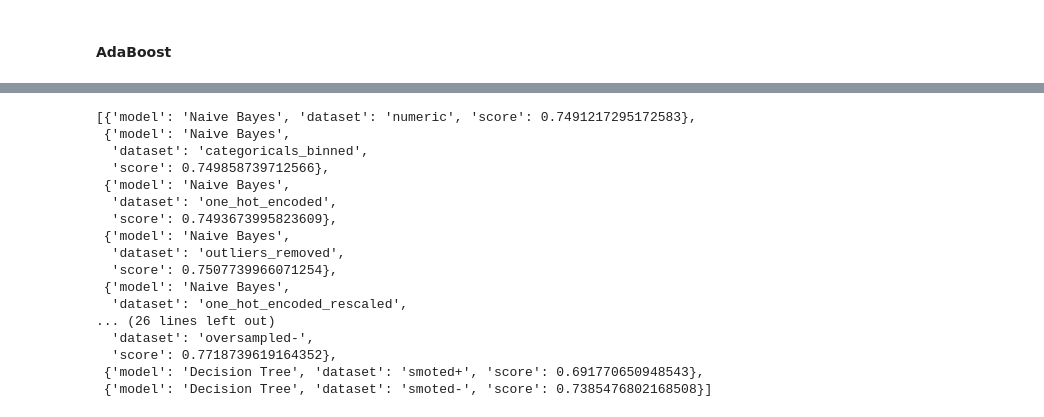
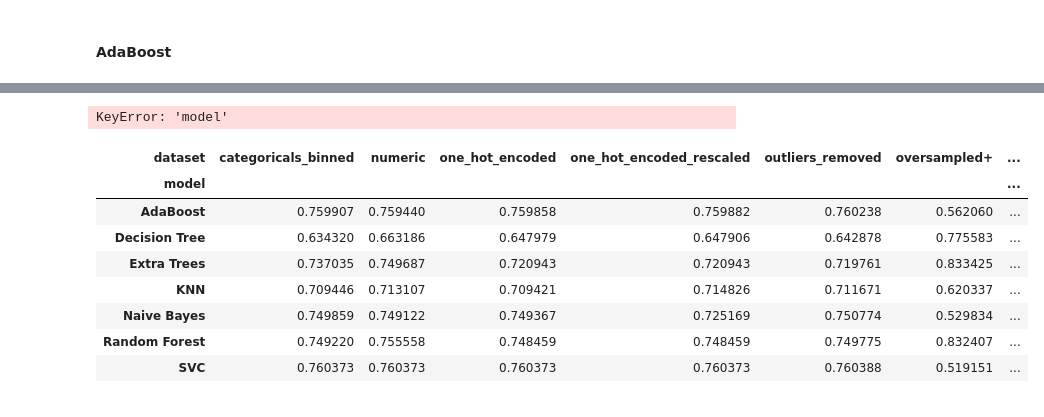
Before and after one commit to o-guilherme/IFSP-Proj-Sem2, a Jupyter notebook: Models Training.ipynb, the cells around one changed output, grey strips where cells are left out. Cells and saved outputs as stored; diff of their text form; code cells hidden in the pictures.

```diff
--- a/Models Training.ipynb
+++ b/Models Training.ipynb
@@ -189,25 +261,21 @@ for key in test_sets:
-# %%
-first_results
-# %% [output]
-[{'model': 'Naive Bayes', 'dataset': 'numeric', 'score': 0.7491217295172583},
- {'model': 'Naive Bayes',
-  'dataset': 'categoricals_binned',
-  'score': 0.749858739712566},
- {'model': 'Naive Bayes',
-  'dataset': 'one_hot_encoded',
-  'score': 0.7493673995823609},
- {'model': 'Naive Bayes',
-  'dataset': 'outliers_removed',
-  'score': 0.7507739966071254},
- {'model': 'Naive Bayes',
-  'dataset': 'one_hot_encoded_rescaled',
-... (26 lines left out)
-  'dataset': 'oversampled-',
-  'score': 0.7718739619164352},
- {'model': 'Decision Tree', 'dataset': 'smoted+', 'score': 0.691770650948543},
- {'model': 'Decision Tree', 'dataset': 'smoted-', 'score': 0.7385476802168508}]
+# %%
+first_results.drop_duplicates(inplace = True)
 # %%
 #Converting to pandas dataframe
 first_results = pd.DataFrame(first_results)
 first_results = first_results.pivot(index='model', columns = 'dataset', values = 'score')
-first_results.style.background_gradient(cmap='PuBu_r', low=0, high=1, axis=0)
+first_results.style.background_gradient(cmap='PuBu', low=0, high=1, axis=0)
+# %% [output]
+KeyError: 'model'
+# %%
+first_results.style.background_gradient(cmap='PuBu', low=0, high=1, axis=0)
+# %% [output]
+| dataset | categoricals_binned | numeric | one_hot_encoded | one_hot_encoded_rescaled | outliers_removed | oversampled+ | ... |
+| model |  |  |  |  |  |  | ... |
+| AdaBoost | 0.759907 | 0.759440 | 0.759858 | 0.759882 | 0.760238 | 0.562060 | ... |
+| Decision Tree | 0.634320 | 0.663186 | 0.647979 | 0.647906 | 0.642878 | 0.775583 | ... |
+| Extra Trees | 0.737035 | 0.749687 | 0.720943 | 0.720943 | 0.719761 | 0.833425 | ... |
+| KNN | 0.709446 | 0.713107 | 0.709421 | 0.714826 | 0.711671 | 0.620337 | ... |
+| Naive Bayes | 0.749859 | 0.749122 | 0.749367 | 0.725169 | 0.750774 | 0.529834 | ... |
+| Random Forest | 0.749220 | 0.755558 | 0.748459 | 0.748459 | 0.749775 | 0.832407 | ... |
+| SVC | 0.760373 | 0.760373 | 0.760373 | 0.760373 | 0.760388 | 0.519151 | ... |
```
Also changed, not shown: parts of 7 cells of this notebook.
